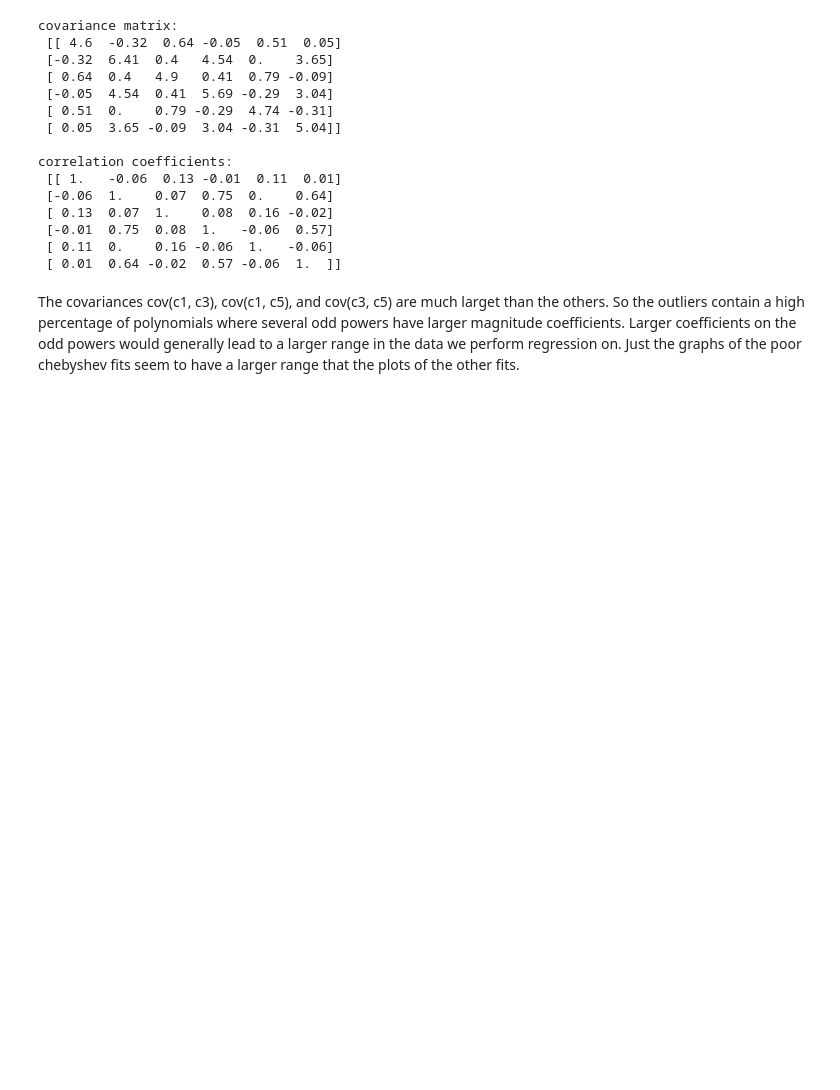
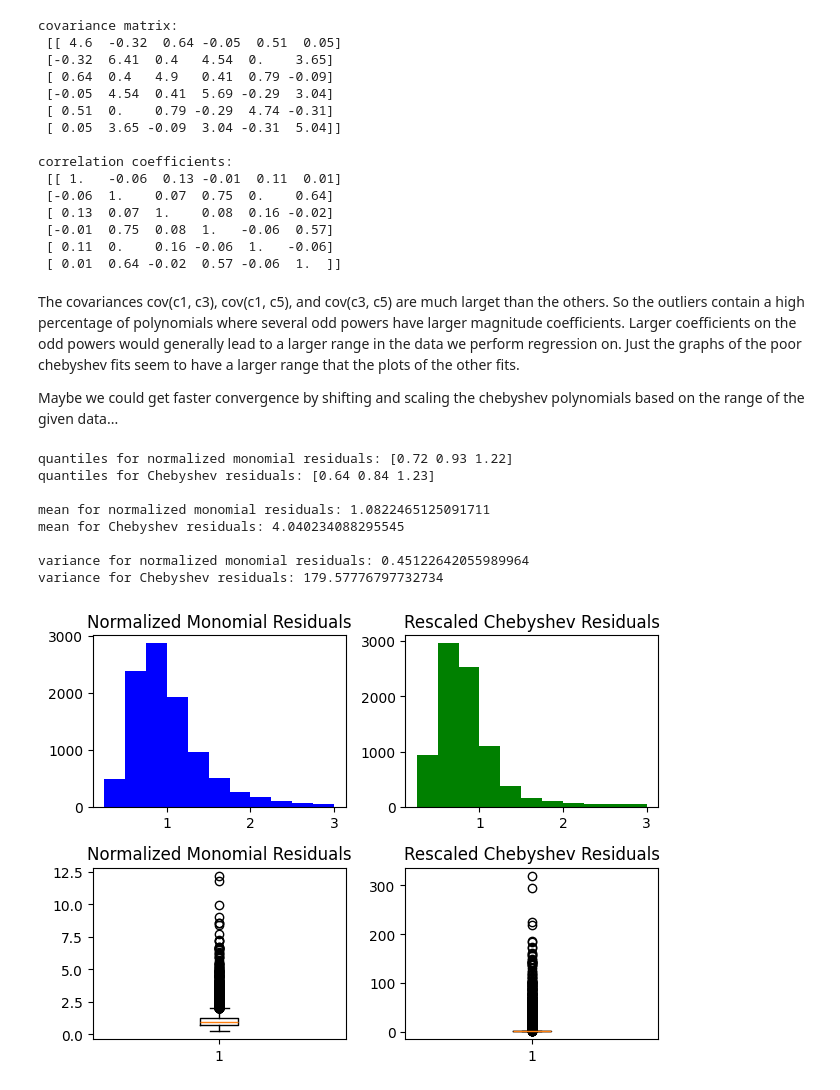
Before and after one commit to danielennis521/Fancy-Curve-Fitting, a Jupyter notebook: regression studies/regression_and_orthogonal_polynomials.ipynb, the cells around one changed output. Drawn from its saved outputs; the diff is of its cells as text; code cells hidden in the pictures; blank space fills up the shorter version.

```diff
--- a/regression studies/regression_and_orthogonal_polynomials.ipynb
+++ b/regression studies/regression_and_orthogonal_polynomials.ipynb
@@ -346,3 +346,44 @@ correlation coefficients:
  [ 0.01  0.64 -0.02  0.57 -0.06  1.  ]]
 # %% [markdown]
 The covariances cov(c1, c3), cov(c1, c5), and cov(c3, c5) are much larget than the others. So the outliers contain a high percentage of polynomials where several odd powers have larger magnitude coefficients. Larger coefficients on the odd powers would generally lead to a larger range in the data we perform regression on. Just the graphs of the poor chebyshev fits seem to have a larger range that the plots of the other fits.
+
+Maybe we could get faster convergence by shifting and scaling the chebyshev polynomials based on the range of the given data...
+# %%
+bins = [0.25, 0.5, 0.75, 1.0, 1.25, 1.5, 1.75, 2.0, 2.25, 2.5, 2.75, 3.0]
+data = pd.read_csv('rescale_test_residuals.csv')
+
+res_m = data['normalized monomial'].to_list()
+res_c = data['chebyshev'].to_list()
+
+fig, axs = plt.subplots(2, 2)
+axs[0, 0].hist(res_m, bins, facecolor='b')
+axs[0, 0].set_title('Normalized Monomial Residuals')
+
+axs[0, 1].hist(res_c, bins, facecolor='g')
+axs[0, 1].set_title('Rescaled Chebyshev Residuals')
+
+axs[1, 0].boxplot(res_m)
+axs[1, 0].set_title('Normalized Monomial Residuals')
+
+axs[1, 1].boxplot(res_c)
+axs[1, 1].set_title('Rescaled Chebyshev Residuals')
+plt.tight_layout()
+
+print('quantiles for normalized monomial residuals:', np.quantile(res_m, [0.25, 0.5, 0.75]))
+print('quantiles for Chebyshev residuals:', np.quantile(res_c, [0.25, 0.5, 0.75]))
+
+print('\nmean for normalized monomial residuals:', np.mean(res_m))
+print('mean for Chebyshev residuals:', np.mean(res_c))
+
+print('\nvariance for normalized monomial residuals:', np.var(res_m))
+print('variance for Chebyshev residuals:', np.var(res_c))
+# %% [output]
+quantiles for normalized monomial residuals: [0.72 0.93 1.22]
+quantiles for Chebyshev residuals: [0.64 0.84 1.23]
+
+mean for normalized monomial residuals: 1.0822465125091711
+mean for Chebyshev residuals: 4.040234088295545
+
+variance for normalized monomial residuals: 0.45122642055989964
+variance for Chebyshev residuals: 179.57776797732734
+[figure, added]
```
Also changed, not shown: parts of 5 cells of this notebook.
